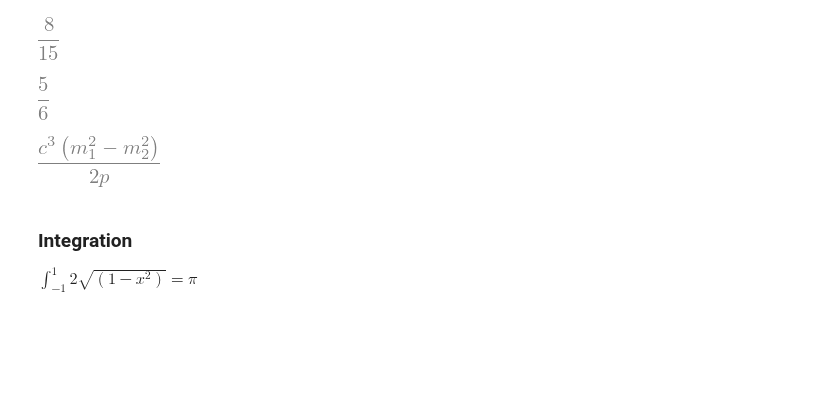
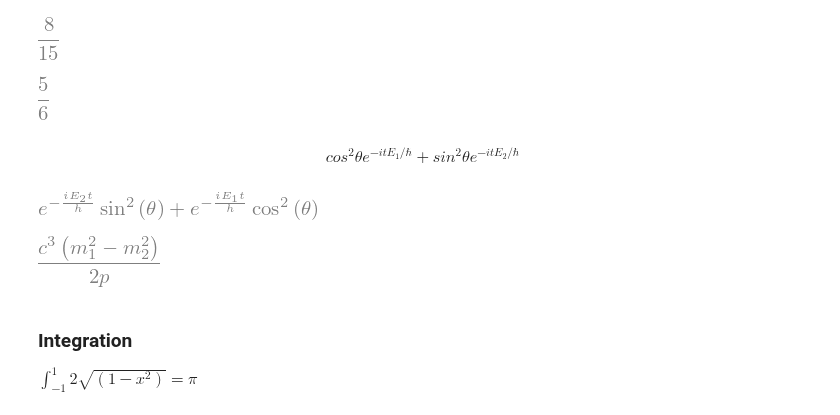
Before and after one commit to algorythmist/computational-physics, a Jupyter notebook: sympy_overview.ipynb, the cells around one changed output. Cells and saved outputs as stored; diff of their text form; code cells hidden in the pictures; blank space fills up the shorter version.

```diff
--- a/sympy_overview.ipynb
+++ b/sympy_overview.ipynb
@@ -28,6 +28,16 @@ r1 * r2
 r1/r2
 # %% [output]
 [figure]
+# %% [markdown]
+$$
+cos^2θe^{-itE_1/\hbar} +sin^2\theta e^{-itE_2/\hbar}
+$$
+# %%
+theta,t,E1,E2,h = sympy.symbols('theta,t,E_1,E_2,h', real=True)
+v = sympy.cos(theta)**2*sympy.exp(-sympy.I*t*E1/h) + sympy.sin(theta)**2*sympy.exp(-sympy.I*t*E2/h)
+v
+# %% [output]
+[figure, added]
 # %%
 #Simplification
 
```
Also changed, not shown: 1 other file.
